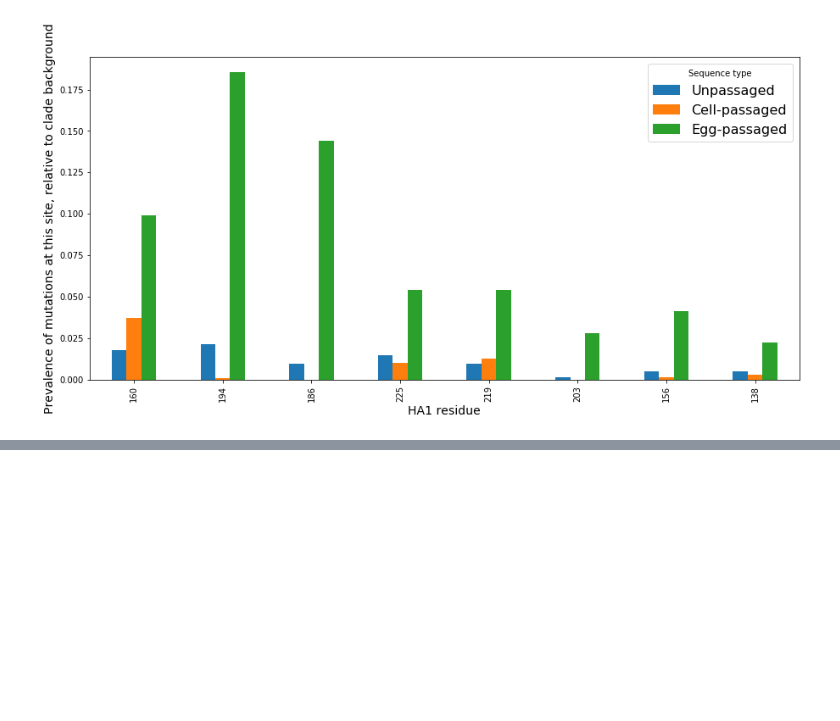
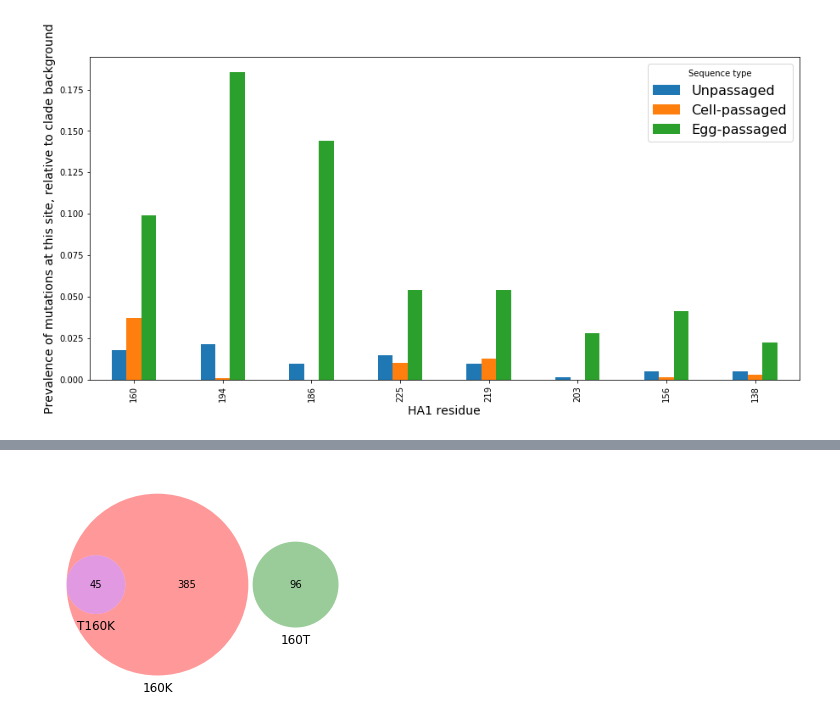
Before and after one commit to blab/egg-passage, a Jupyter notebook: notebooks/other_egg_muts.ipynb, the cells around one changed output, grey strips where cells are left out. Drawn from its saved outputs; the diff is of its cells as text; code cells hidden in the pictures; blank space fills up the shorter version.

```diff
--- a/notebooks/other_egg_muts.ipynb
+++ b/notebooks/other_egg_muts.ipynb
@@ -117,0 +243,13 @@ ax.legend(handles, ["Unpassaged", "Cell-passaged", "Egg-passaged"], title='Seque
+# %%
+#Venn diagram of mutation overlap
+v1=len(egg_df[egg_df[160]=='K'])-len(egg_df[(egg_df[160]=='K')&(egg_df['circulating160']=='T')])
+v2=len(egg_df[egg_df[160]=='T'])
+v3=0
+v4=0
+v5=len(egg_df[(egg_df[160]=='K')&(egg_df['circulating160']=='T')])
+v6=0
+v7=0
+
+v = venn3(subsets=(v1,v2,v3,v4,v5,v6,v7), set_labels=('160K', '160T', 'T160K'))
+# %% [output]
+[figure, added]
```
Also changed, not shown: parts of 9 cells of this notebook.
